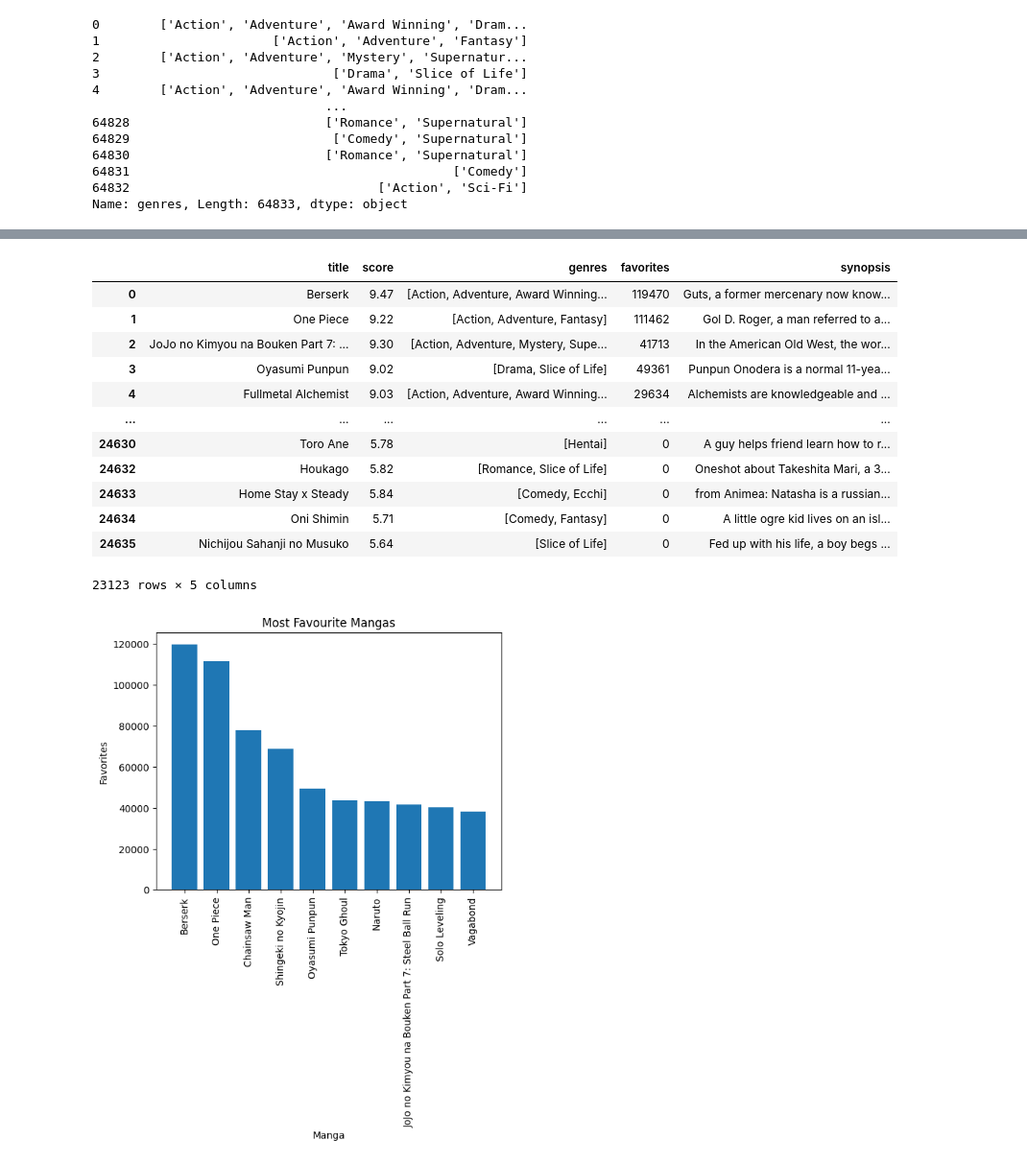
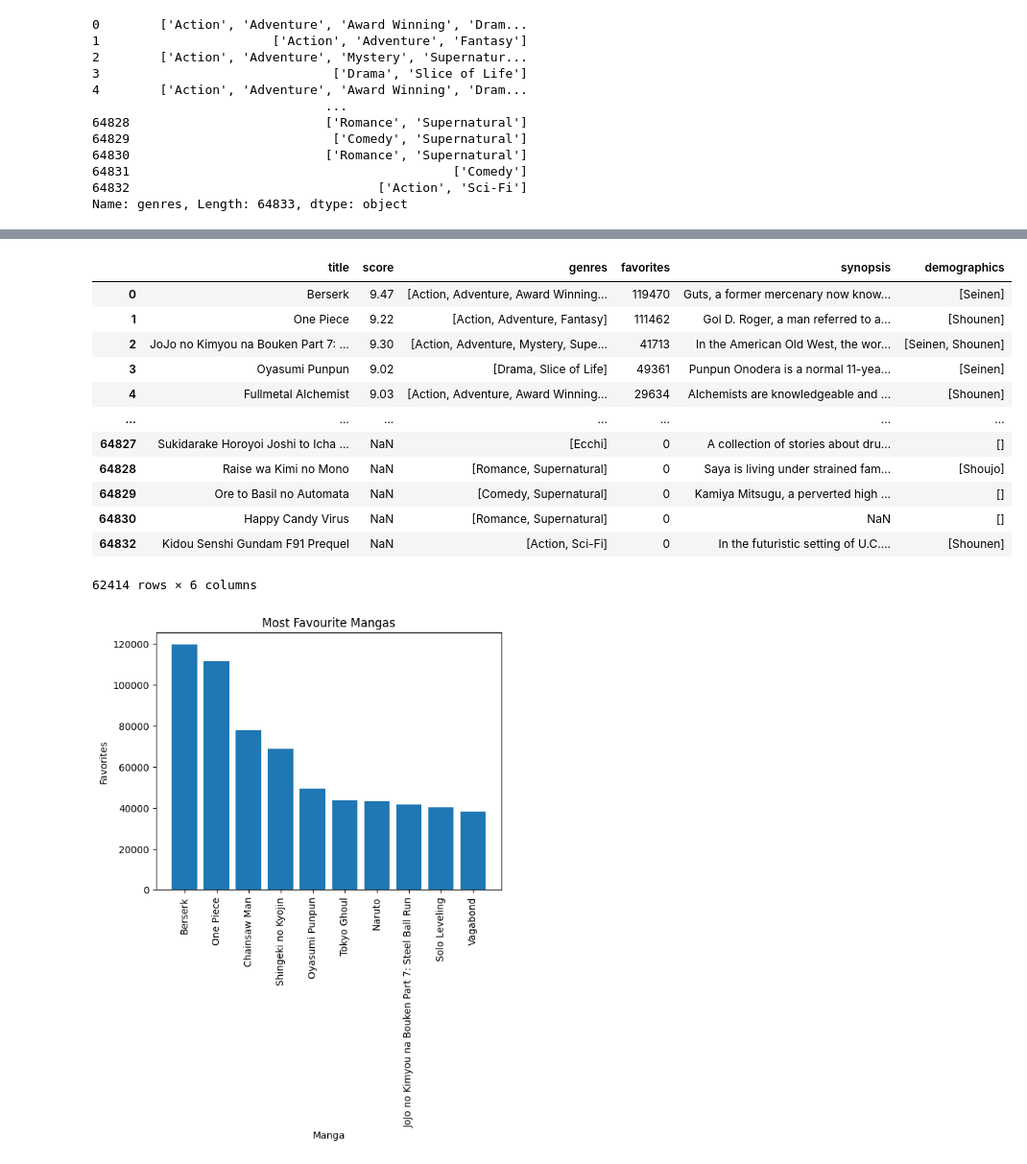
Before and after one commit to GlassesNoGlasses/PythonProjects, a Jupyter notebook: Weeb-Recommendations/manga_rec.ipynb, the cells around one changed output, grey strips where cells are left out. Shown at 96% size. Saved outputs shown, nothing was run; the diff lists cells and outputs as text; code cells hidden in the pictures.

```diff
--- a/Weeb-Recommendations/manga_rec.ipynb
+++ b/Weeb-Recommendations/manga_rec.ipynb
@@ -76,26 +76,27 @@ unique_genres
 # %%
 # fetch title, score, and genres of manga from the dataframe
-data = manga_df[['title', 'score', 'genres', 'favorites', 'synopsis']]
+data = manga_df[['title', 'score', 'genres', 'favorites', 'synopsis', 'demographics']]
 
 # convert genres to list
-data = data.drop_duplicates()
+data = data.drop_duplicates(subset='title')
 data['genres'] = data['genres'].apply(lambda x: ast.literal_eval(x))
-data.dropna(inplace=True)
+data['demographics'] = data['demographics'].apply(lambda x: ast.literal_eval(x))
+data.dropna(subset=['title'], inplace=True)
 data
 # %% [output]
-|  | title | score | genres | favorites | synopsis |
-| 0 | Berserk | 9.47 | [Action, Adventure, Award Winning... | 119470 | Guts, a former mercenary now know... |
-| 1 | One Piece | 9.22 | [Action, Adventure, Fantasy] | 111462 | Gol D. Roger, a man referred to a... |
-| 2 | JoJo no Kimyou na Bouken Part 7: ... | 9.30 | [Action, Adventure, Mystery, Supe... | 41713 | In the American Old West, the wor... |
-| 3 | Oyasumi Punpun | 9.02 | [Drama, Slice of Life] | 49361 | Punpun Onodera is a normal 11-yea... |
-| 4 | Fullmetal Alchemist | 9.03 | [Action, Adventure, Award Winning... | 29634 | Alchemists are knowledgeable and ... |
-| ... | ... | ... | ... | ... | ... |
-| 24630 | Toro Ane | 5.78 | [Hentai] | 0 | A guy helps friend learn how to r... |
-| 24632 | Houkago | 5.82 | [Romance, Slice of Life] | 0 | Oneshot about Takeshita Mari, a 3... |
-| 24633 | Home Stay x Steady | 5.84 | [Comedy, Ecchi] | 0 | from Animea: Natasha is a russian... |
-| 24634 | Oni Shimin | 5.71 | [Comedy, Fantasy] | 0 | A little ogre kid lives on an isl... |
-| 24635 | Nichijou Sahanji no Musuko | 5.64 | [Slice of Life] | 0 | Fed up with his life, a boy begs ... |
+|  | title | score | genres | favorites | synopsis | demographics |
+| 0 | Berserk | 9.47 | [Action, Adventure, Award Winning... | 119470 | Guts, a former mercenary now know... | [Seinen] |
+| 1 | One Piece | 9.22 | [Action, Adventure, Fantasy] | 111462 | Gol D. Roger, a man referred to a... | [Shounen] |
+| 2 | JoJo no Kimyou na Bouken Part 7: ... | 9.30 | [Action, Adventure, Mystery, Supe... | 41713 | In the American Old West, the wor... | [Seinen, Shounen] |
+| 3 | Oyasumi Punpun | 9.02 | [Drama, Slice of Life] | 49361 | Punpun Onodera is a normal 11-yea... | [Seinen] |
+| 4 | Fullmetal Alchemist | 9.03 | [Action, Adventure, Award Winning... | 29634 | Alchemists are knowledgeable and ... | [Shounen] |
+| ... | ... | ... | ... | ... | ... | ... |
+| 64827 | Sukidarake Horoyoi Joshi to Icha ... | NaN | [Ecchi] | 0 | A collection of stories about dru... | [] |
+| 64828 | Raise wa Kimi no Mono | NaN | [Romance, Supernatural] | 0 | Saya is living under strained fam... | [Shoujo] |
+| 64829 | Ore to Basil no Automata | NaN | [Comedy, Supernatural] | 0 | Kamiya Mitsugu, a perverted high ... | [] |
+| 64830 | Happy Candy Virus | NaN | [Romance, Supernatural] | 0 | NaN | [] |
+| 64832 | Kidou Senshi Gundam F91 Prequel | NaN | [Action, Sci-Fi] | 0 | In the futuristic setting of U.C.... | [Shounen] |
-23123 rows × 5 columns
+62414 rows × 6 columns
 # %%
 # visualize data
 import matplotlib.pyplot as plt
```
Also changed, not shown: parts of 20 cells of this notebook.
